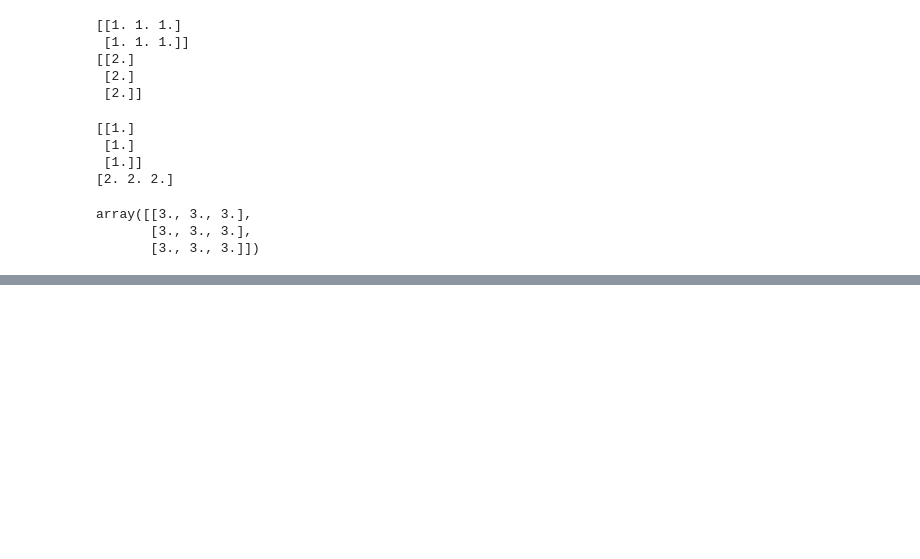
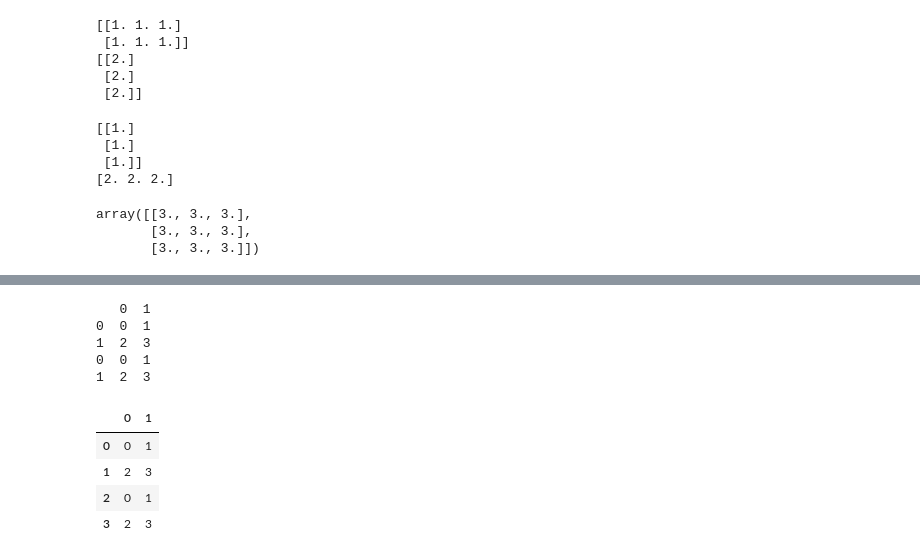
Before and after one commit to erikaduan/python_data_science_tips, a Jupyter notebook: 03_notebooks/01_Python-data-structures.ipynb, the cells around one changed output, grey strips where cells are left out. Drawn from its saved outputs; the diff is of its cells as text; code cells hidden in the pictures; blank space fills up the shorter version.

```diff
--- a/03_notebooks/01_Python-data-structures.ipynb
+++ b/03_notebooks/01_Python-data-structures.ipynb
@@ -644,0 +912,19 @@ import pandas as pd
+# %%
+#-----example 2-----
+df_1 = pd.DataFrame(np.arange(4).reshape(2, 2)) # numbers filled from left to right by row
+df_2 = pd.DataFrame(np.arange(4).reshape(2, 2))
+
+print(pd.concat([df_1, df_2])) # retains original duplicate indexes from df_1 and df_2
+
+pd.concat([df_1, df_2], ignore_index = True) # resets the DataFrame index
+# %% [output]
+   0  1
+0  0  1
+1  2  3
+0  0  1
+1  2  3
+|  | 0 | 1 |
+| 0 | 0 | 1 |
+| 1 | 2 | 3 |
+| 2 | 0 | 1 |
+| 3 | 2 | 3 |
```
Also changed, not shown: parts of 41 cells of this notebook, 1 other file.
